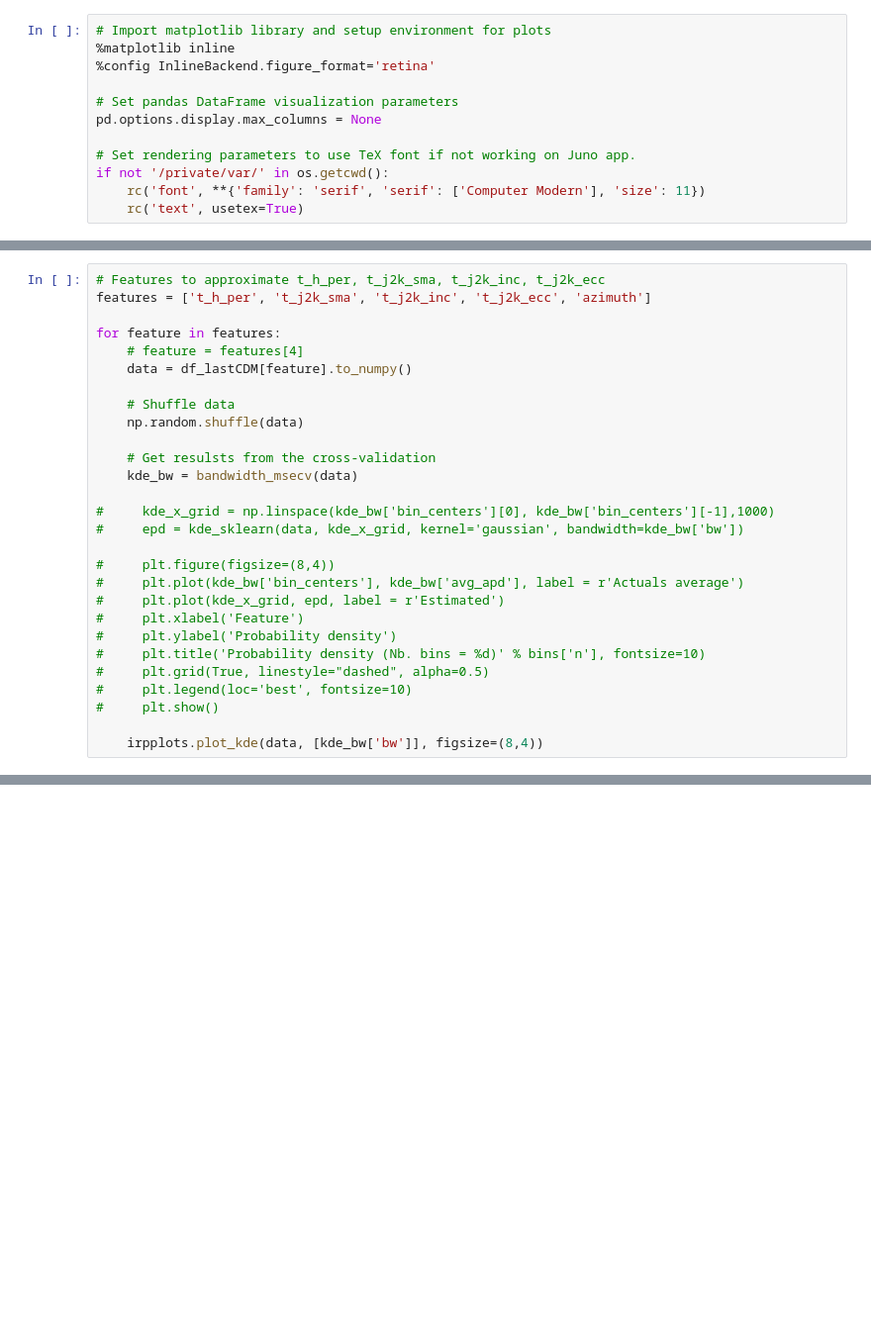
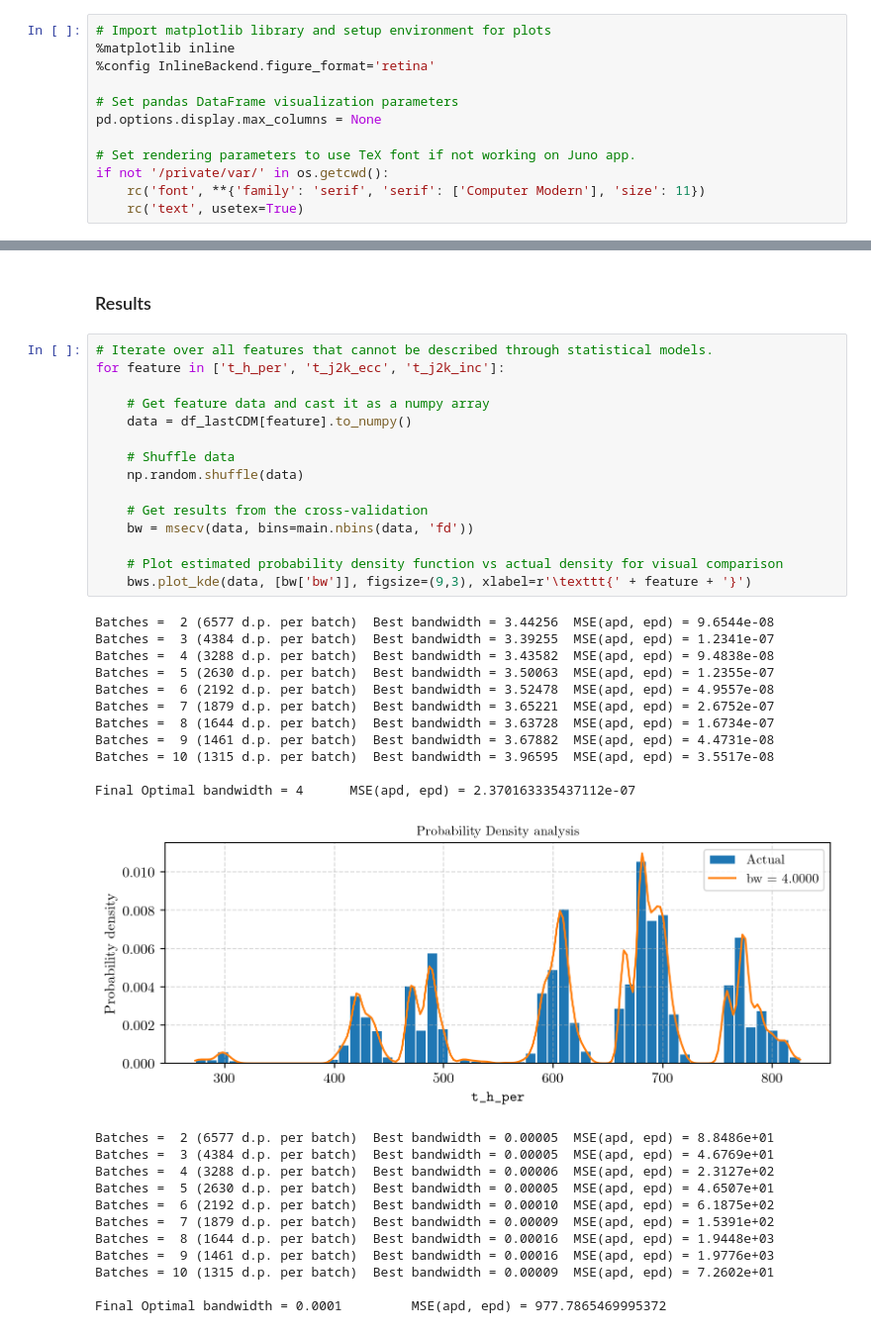
Before and after one commit to JJavierRosales/scapy, a Jupyter notebook: notebooks/kde_bandwidth_selection.ipynb, the cells around one changed output, grey strips where cells are left out. Shown at 99% size. Saved outputs shown, nothing was run; the diff lists cells and outputs as text; blank space fills up the shorter version.

```diff
--- a/notebooks/kde_bandwidth_selection.ipynb
+++ b/notebooks/kde_bandwidth_selection.ipynb
@@ -182,28 +134,0 @@ def plot_mse_bw(bandwidths, mse):
-# %%
-# Features to approximate t_h_per, t_j2k_sma, t_j2k_inc, t_j2k_ecc
-features = ['t_h_per', 't_j2k_sma', 't_j2k_inc', 't_j2k_ecc', 'azimuth']
-
-for feature in features:
-    # feature = features[4]
-    data = df_lastCDM[feature].to_numpy()
-
-    # Shuffle data
-    np.random.shuffle(data)
-
-    # Get resulsts from the cross-validation
-    kde_bw = bandwidth_msecv(data)
-
-#     kde_x_grid = np.linspace(kde_bw['bin_centers'][0], kde_bw['bin_centers'][-1],1000)
-#     epd = kde_sklearn(data, kde_x_grid, kernel='gaussian', bandwidth=kde_bw['bw'])
-
-#     plt.figure(figsize=(8,4))
-#     plt.plot(kde_bw['bin_centers'], kde_bw['avg_apd'], label = r'Actuals average')
-#     plt.plot(kde_x_grid, epd, label = r'Estimated')
-#     plt.xlabel('Feature')
-#     plt.ylabel('Probability density')
-#     plt.title('Probability density (Nb. bins = %d)' % bins['n'], fontsize=10)
-#     plt.grid(True, linestyle="dashed", alpha=0.5)
-#     plt.legend(loc='best', fontsize=10)
-#     plt.show()
-
-    irpplots.plot_kde(data, [kde_bw['bw']], figsize=(8,4))
@@ -300,0 +250,41 @@ Final Optimal bandwidth = 7
+# %% [markdown]
+### Results
+# %%
+# Iterate over all features that cannot be described through statistical models.
+for feature in ['t_h_per', 't_j2k_ecc', 't_j2k_inc']:
+
+    # Get feature data and cast it as a numpy array
+    data = df_lastCDM[feature].to_numpy()
+
+    # Shuffle data
+    np.random.shuffle(data)
+
+    # Get results from the cross-validation
+    bw = msecv(data, bins=main.nbins(data, 'fd'))
+
+    # Plot estimated probability density function vs actual density for visual comparison
+    bws.plot_kde(data, [bw['bw']], figsize=(9,3), xlabel=r'\texttt{' + feature + '}')
+# %% [output]
+Batches =  2 (6577 d.p. per batch)  Best bandwidth = 3.44256  MSE(apd, epd) = 9.6544e-08
+Batches =  3 (4384 d.p. per batch)  Best bandwidth = 3.39255  MSE(apd, epd) = 1.2341e-07
+Batches =  4 (3288 d.p. per batch)  Best bandwidth = 3.43582  MSE(apd, epd) = 9.4838e-08
+Batches =  5 (2630 d.p. per batch)  Best bandwidth = 3.50063  MSE(apd, epd) = 1.2355e-07
+Batches =  6 (2192 d.p. per batch)  Best bandwidth = 3.52478  MSE(apd, epd) = 4.9557e-08
+Batches =  7 (1879 d.p. per batch)  Best bandwidth = 3.65221  MSE(apd, epd) = 2.6752e-07
+Batches =  8 (1644 d.p. per batch)  Best bandwidth = 3.63728  MSE(apd, epd) = 1.6734e-07
+Batches =  9 (1461 d.p. per batch)  Best bandwidth = 3.67882  MSE(apd, epd) = 4.4731e-08
+Batches = 10 (1315 d.p. per batch)  Best bandwidth = 3.96595  MSE(apd, epd) = 3.5517e-08
+
+Final Optimal bandwidth = 4      MSE(apd, epd) = 2.370163335437112e-07
+[figure, added]
+Batches =  2 (6577 d.p. per batch)  Best bandwidth = 0.00005  MSE(apd, epd) = 8.8486e+01
+Batches =  3 (4384 d.p. per batch)  Best bandwidth = 0.00005  MSE(apd, epd) = 4.6769e+01
+Batches =  4 (3288 d.p. per batch)  Best bandwidth = 0.00006  MSE(apd, epd) = 2.3127e+02
+Batches =  5 (2630 d.p. per batch)  Best bandwidth = 0.00005  MSE(apd, epd) = 4.6507e+01
+Batches =  6 (2192 d.p. per batch)  Best bandwidth = 0.00010  MSE(apd, epd) = 6.1875e+02
+Batches =  7 (1879 d.p. per batch)  Best bandwidth = 0.00009  MSE(apd, epd) = 1.5391e+02
+Batches =  8 (1644 d.p. per batch)  Best bandwidth = 0.00016  MSE(apd, epd) = 1.9448e+03
+Batches =  9 (1461 d.p. per batch)  Best bandwidth = 0.00016  MSE(apd, epd) = 1.9776e+03
+Batches = 10 (1315 d.p. per batch)  Best bandwidth = 0.00009  MSE(apd, epd) = 7.2602e+01
+
+Final Optimal bandwidth = 0.0001         MSE(apd, epd) = 977.7865469995372
```
Also changed, not shown: parts of 16 cells of this notebook.
